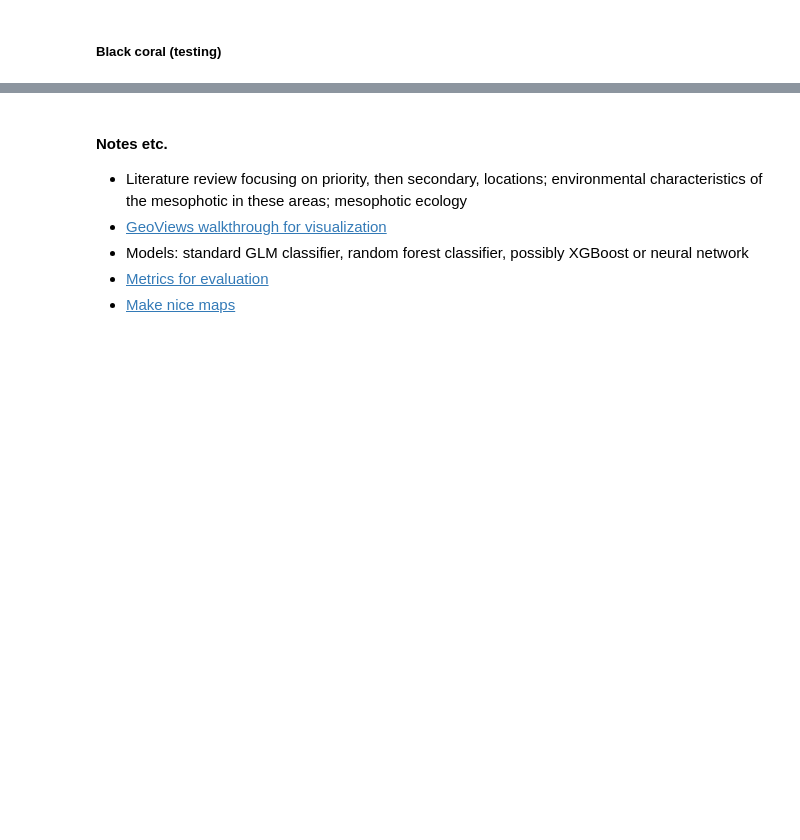
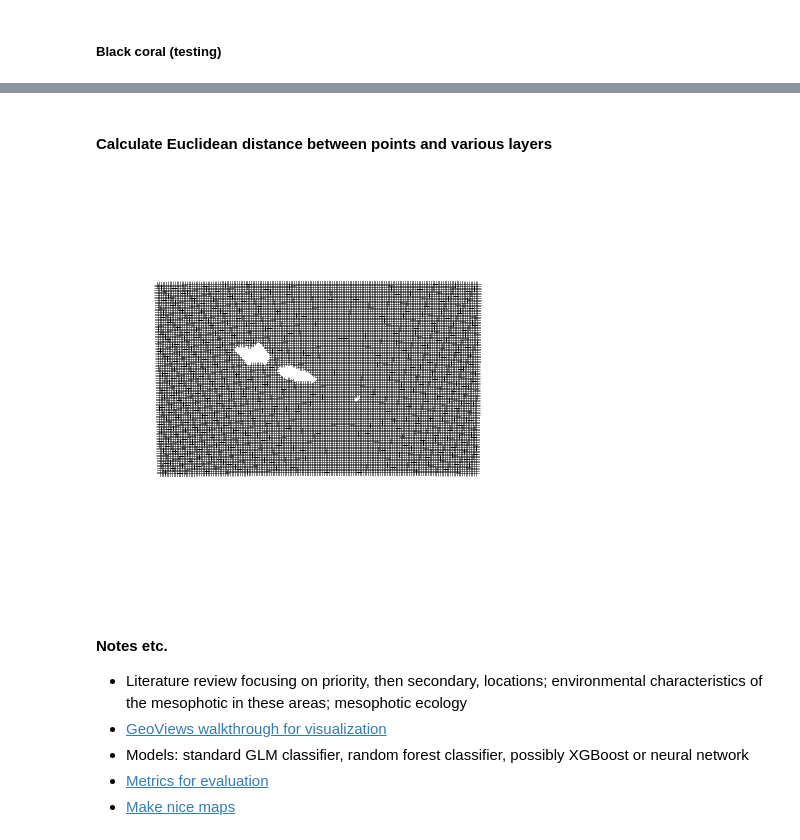
Before and after one commit to lindsayveazey/samoa-corals, a Jupyter notebook: data_wrangling.ipynb, the cells around one changed output, grey strips where cells are left out. Cells and saved outputs as stored; diff of their text form; code cells hidden in the pictures; blank space fills up the shorter version.

```diff
--- a/data_wrangling.ipynb
+++ b/data_wrangling.ipynb
@@ -662,0 +749,2 @@ vr <- raster::extract(oo_bty, oo_black_coral)
+# %% [markdown]
+#### Calculate Euclidean distance between points and various layers
@@ -663,3 +753,7 @@ vr <- raster::extract(oo_bty, oo_black_coral)
+# %%
+plot(ucur)
+# %% [output]
+[figure, added]
 # %% [markdown]
 #### Notes etc.
 
```
Also changed, not shown: parts of 8 cells of this notebook.
